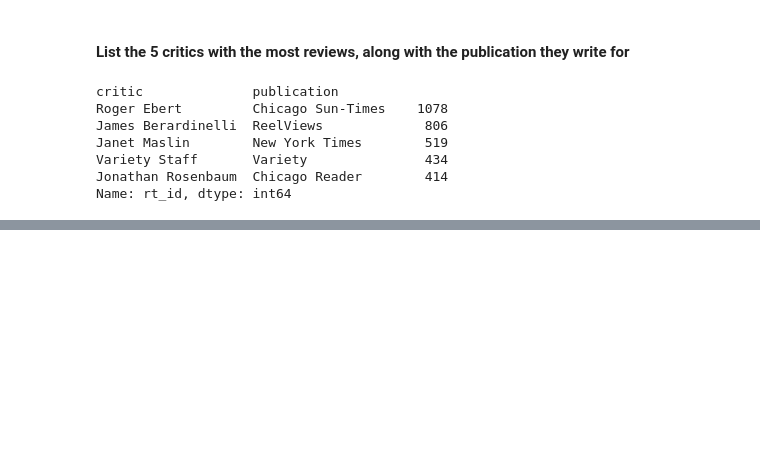
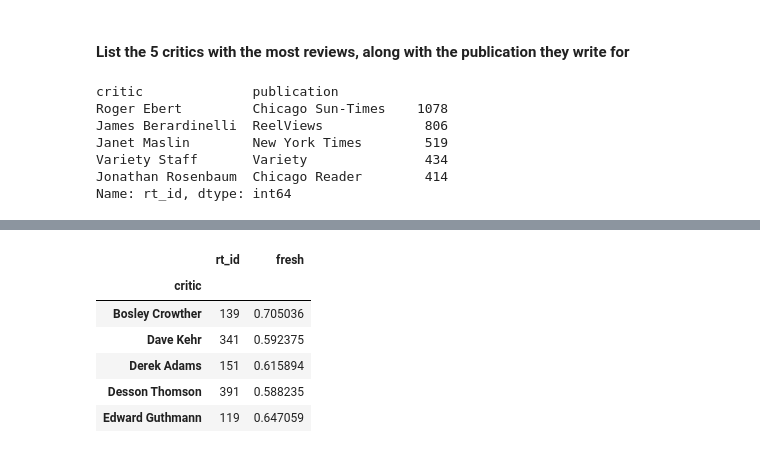
Before and after one commit to joaoDragado/dSc_roadmap, a Jupyter notebook: projects/SentimentAnalysis/HW3_user.ipynb, the cells around one changed output, grey strips where cells are left out. Cells and saved outputs as stored; diff of their text form; code cells hidden in the pictures; blank space fills up the shorter version.

```diff
--- a/projects/SentimentAnalysis/HW3_user.ipynb
+++ b/projects/SentimentAnalysis/HW3_user.ipynb
@@ -108,0 +115,13 @@ Name: rt_id, dtype: int64
+# %%
+fr100 = df.groupby(['critic']).aggregate({'rt_id':'count',
+                                      'fresh':np.mean})
+fr100 = fr100[fr100.rt_id > 100]
+fr100.head()
+# %% [output]
+|  | rt_id | fresh |
+| critic |  |  |
+| Bosley Crowther | 139 | 0.705036 |
+| Dave Kehr | 341 | 0.592375 |
+| Derek Adams | 151 | 0.615894 |
+| Desson Thomson | 391 | 0.588235 |
+| Edward Guthmann | 119 | 0.647059 |
```
Also changed, not shown: parts of 15 cells of this notebook, 1 other file.
